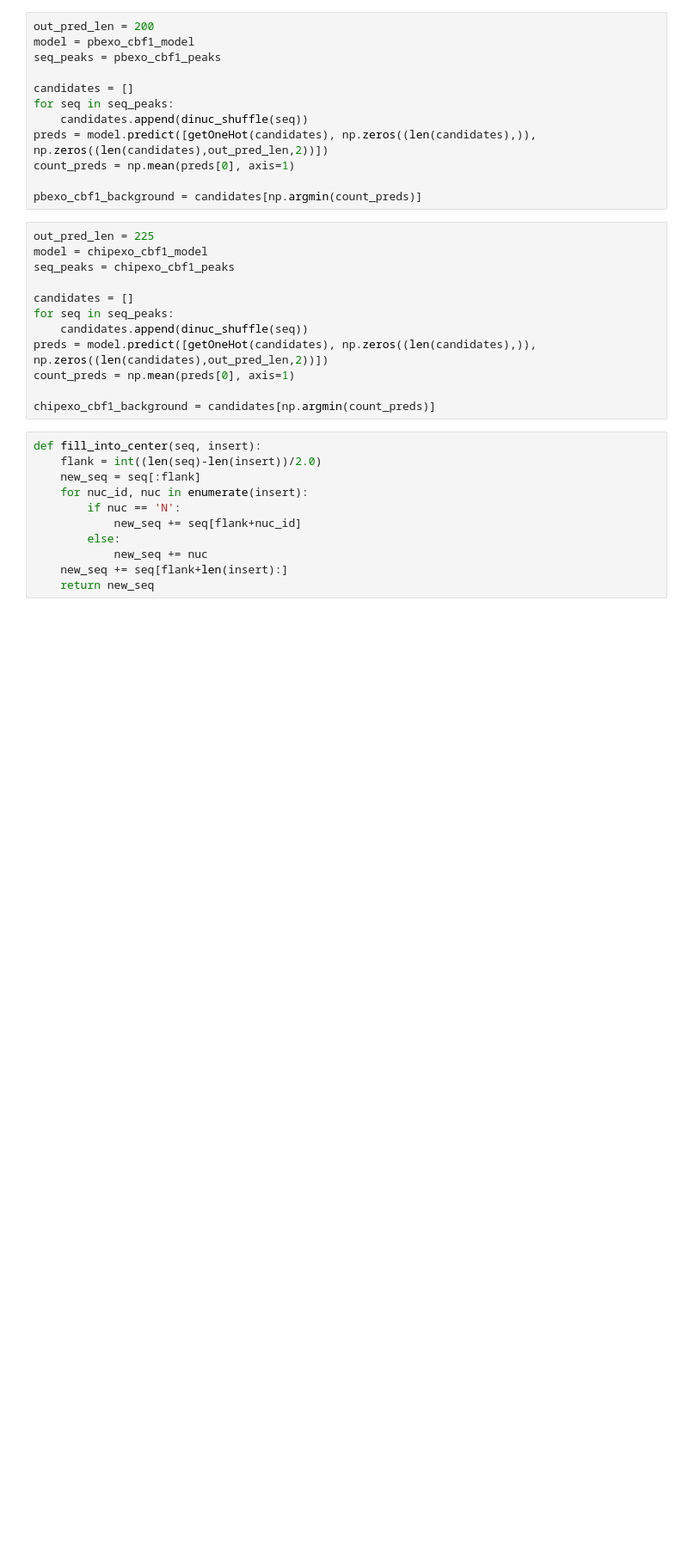
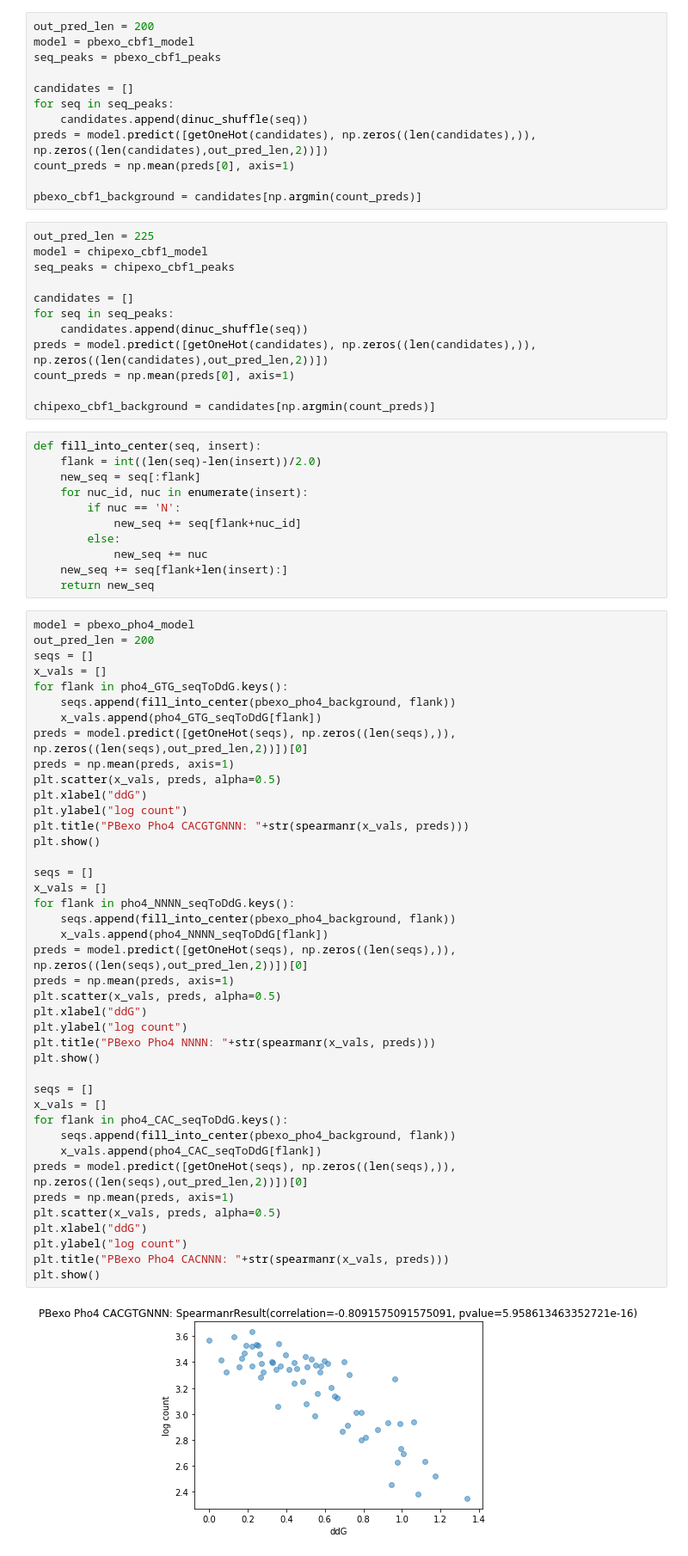
Before and after one commit to kundajelab/pho4, a Jupyter notebook: analyze_half_sites.ipynb, the cells around one changed output. Shown at 86% size. Cells and saved outputs as stored; diff of their text form; blank space fills up the shorter version.

```diff
--- a/analyze_half_sites.ipynb
+++ b/analyze_half_sites.ipynb
@@ -279,3 +262,46 @@ def fill_into_center(seq, insert):
             new_seq += nuc
     new_seq += seq[flank+len(insert):]
     return new_seq
+# %%
+model = pbexo_pho4_model
+out_pred_len = 200
+seqs = []
+x_vals = []
+for flank in pho4_GTG_seqToDdG.keys():
+    seqs.append(fill_into_center(pbexo_pho4_background, flank))
+    x_vals.append(pho4_GTG_seqToDdG[flank])
+preds = model.predict([getOneHot(seqs), np.zeros((len(seqs),)), np.zeros((len(seqs),out_pred_len,2))])[0]
+preds = np.mean(preds, axis=1)
+plt.scatter(x_vals, preds, alpha=0.5)
+plt.xlabel("ddG")
+plt.ylabel("log count")
+plt.title("PBexo Pho4 CACGTGNNN: "+str(spearmanr(x_vals, preds)))
+plt.show()
+
+seqs = []
+x_vals = []
+for flank in pho4_NNNN_seqToDdG.keys():
+    seqs.append(fill_into_center(pbexo_pho4_background, flank))
+    x_vals.append(pho4_NNNN_seqToDdG[flank])
+preds = model.predict([getOneHot(seqs), np.zeros((len(seqs),)), np.zeros((len(seqs),out_pred_len,2))])[0]
+preds = np.mean(preds, axis=1)
+plt.scatter(x_vals, preds, alpha=0.5)
+plt.xlabel("ddG")
+plt.ylabel("log count")
+plt.title("PBexo Pho4 NNNN: "+str(spearmanr(x_vals, preds)))
+plt.show()
+
+seqs = []
+x_vals = []
+for flank in pho4_CAC_seqToDdG.keys():
+    seqs.append(fill_into_center(pbexo_pho4_background, flank))
+    x_vals.append(pho4_CAC_seqToDdG[flank])
+preds = model.predict([getOneHot(seqs), np.zeros((len(seqs),)), np.zeros((len(seqs),out_pred_len,2))])[0]
+preds = np.mean(preds, axis=1)
+plt.scatter(x_vals, preds, alpha=0.5)
+plt.xlabel("ddG")
+plt.ylabel("log count")
+plt.title("PBexo Pho4 CACNNN: "+str(spearmanr(x_vals, preds)))
+plt.show()
+# %% [output]
+[figure, added]
```
Also changed, not shown: parts of 22 cells of this notebook.
